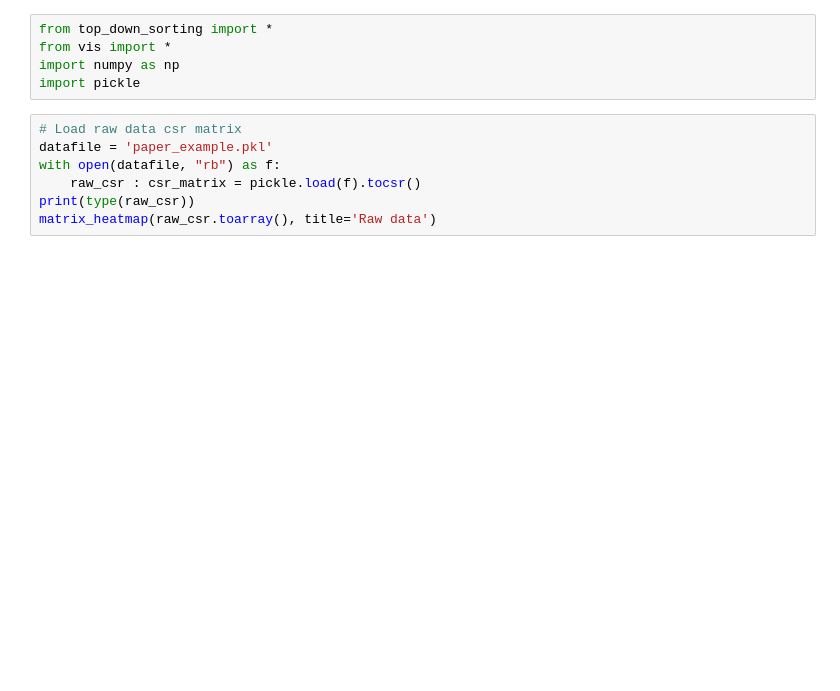
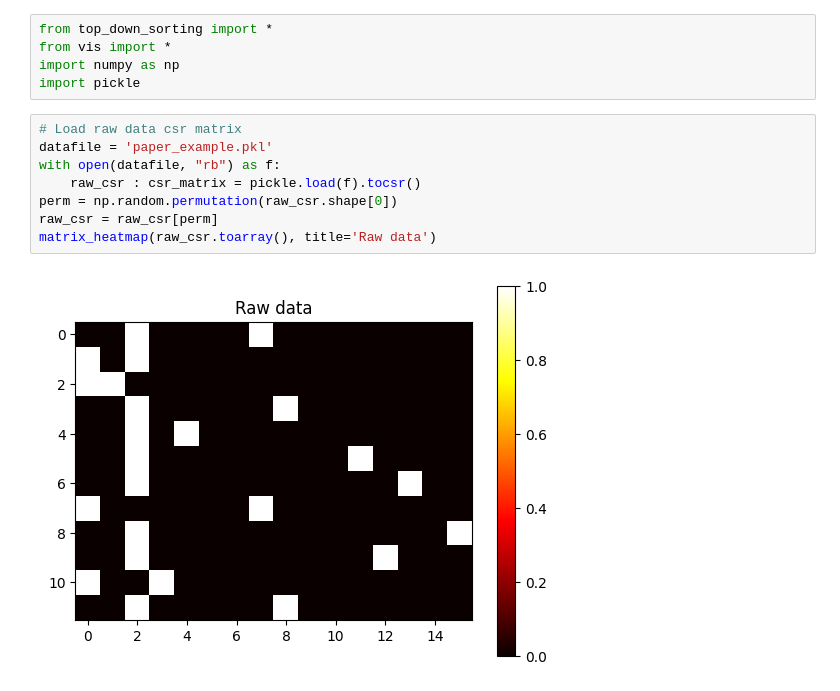
Before and after one commit to jacjosep1/JNI-Toy-Example, a Jupyter notebook: incidence_data_structure/test.ipynb, the cells around one changed output. Drawn from its saved outputs; the diff is of its cells as text; blank space fills up the shorter version.

```diff
--- a/incidence_data_structure/test.ipynb
+++ b/incidence_data_structure/test.ipynb
@@ -6,10 +6,13 @@ import pickle
 # %%
 # Load raw data csr matrix
 datafile = 'paper_example.pkl'
 with open(datafile, "rb") as f:
     raw_csr : csr_matrix = pickle.load(f).tocsr()
-print(type(raw_csr))
+perm = np.random.permutation(raw_csr.shape[0])
+raw_csr = raw_csr[perm]
 matrix_heatmap(raw_csr.toarray(), title='Raw data')
+# %% [output]
+[figure, added]
 # %%
 # Build heirarchical cache
 m, n = raw_csr.shape
```
Also changed, not shown: parts of 2 cells of this notebook, 1 other file.
